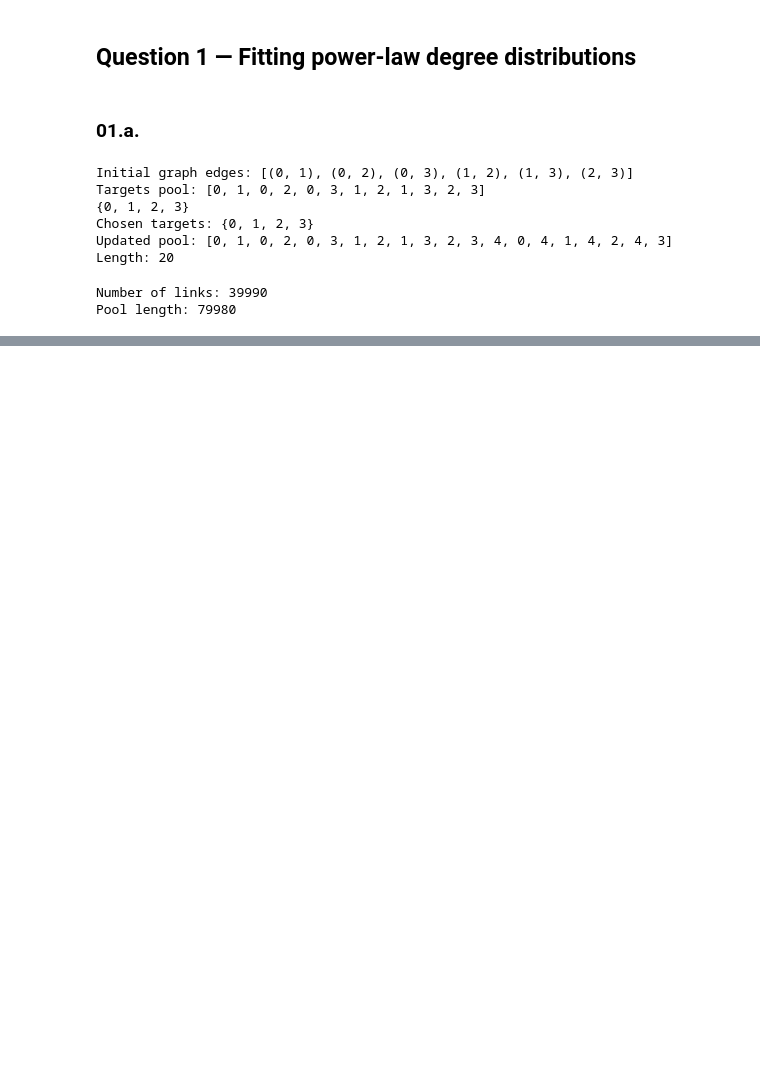
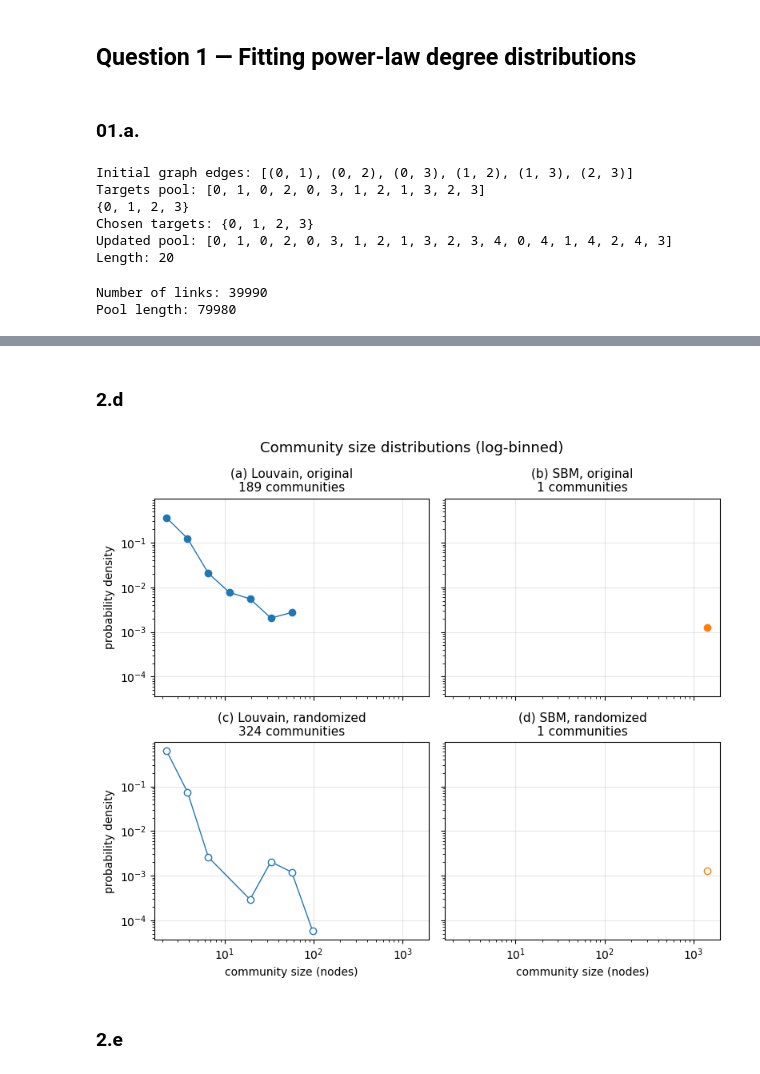
Before and after one commit to JacopoConti/nets7052_fa26, a Jupyter notebook: assignments/assignment02.ipynb, the cells around one changed output, grey strips where cells are left out. Saved outputs shown, nothing was run; the diff lists cells and outputs as text; code cells hidden in the pictures; blank space fills up the shorter version.

```diff
--- a/assignments/assignment02.ipynb
+++ b/assignments/assignment02.ipynb
@@ -171,0 +502,42 @@ My estimation appraoch 3 as the network growth. For k >>> 0, K=1 or k+2 is = ca.
+# %% [markdown]
+### 2.d
+# %%
+partitions = [partition, partition_gt, partition_louvain_rand, partition_sbm_rand]   # the four dictionaries
+titles = ['(a) Louvain, original', '(b) SBM, original','(c) Louvain, randomized', '(d) SBM, randomized']
+colors = ['C0', 'C1', 'C0', 'C1']
+filled = [True, True, False, False]          # filled = original, empty = randomized
+
+# same log-spaced bins for all panels, from size 1 to the largest community
+max_size = max(max(Counter(p.values()).values()) for p in partitions)
+bins = np.logspace(0, np.log10(max_size + 1), 15)
+
+fig, axes = plt.subplots(2, 2, figsize=(8, 7), sharex=True, sharey=True)   # same axes in all panels
+
+for ax, part, title, color, full in zip(axes.flat, partitions, titles, colors, filled):
+    sizes = list(Counter(part.values()).values())           # number of nodes in each community
+    counts, edges = np.histogram(sizes, bins=bins)          # how many communities fall in each bin
+    density = counts / (len(sizes) * np.diff(edges))        # divide by bin width -> probability density
+    centers = np.sqrt(edges[:-1] * edges[1:])               # geometric center of each bin
+    mask = counts > 0                                       # skip empty bins (can't plot 0 on log axes)
+
+    ax.plot(centers[mask], density[mask], 'o-', color=color,
+            markerfacecolor=color if full else 'white', markersize=6, linewidth=1)
+    ax.set_xscale('log')
+    ax.set_yscale('log')
+    ax.set_title(f'{title}\n{len(sizes)} communities', fontsize=11)
+    ax.grid(True, which='major', alpha=0.3)
+
+for ax in axes[1, :]:
+    ax.set_xlabel('community size (nodes)')
+for ax in axes[:, 0]:
+    ax.set_ylabel('probability density')
+
+fig.suptitle('Community size distributions (log-binned)', fontsize=13)
+fig.tight_layout()
+fig.savefig('community_size_distributions.pdf', dpi=300, bbox_inches='tight')
+plt.show()
+# %% [output]
+[figure, added]
+# %% [markdown]
+
+### 2.e
```
Also changed, not shown: parts of 71 cells of this notebook.
